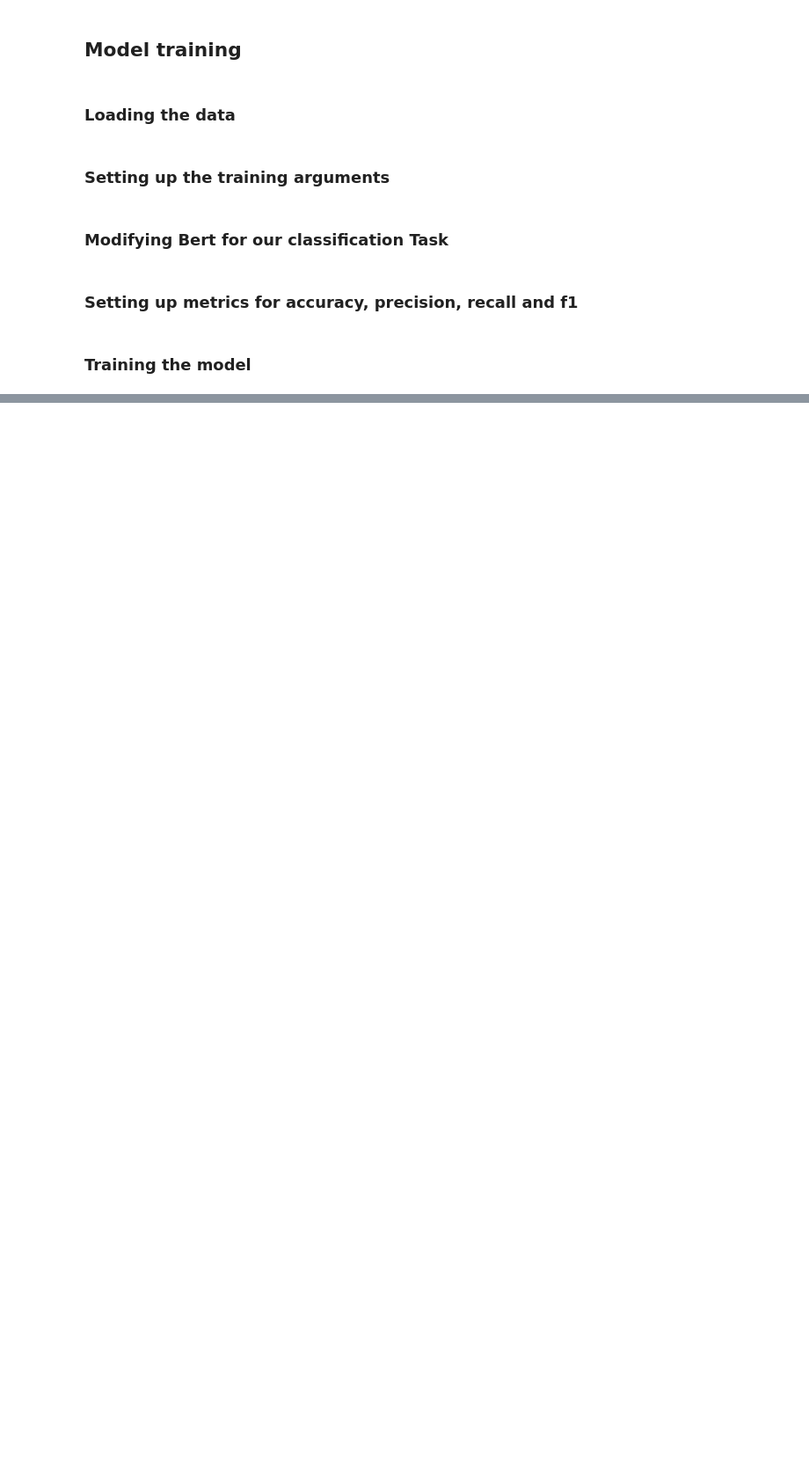
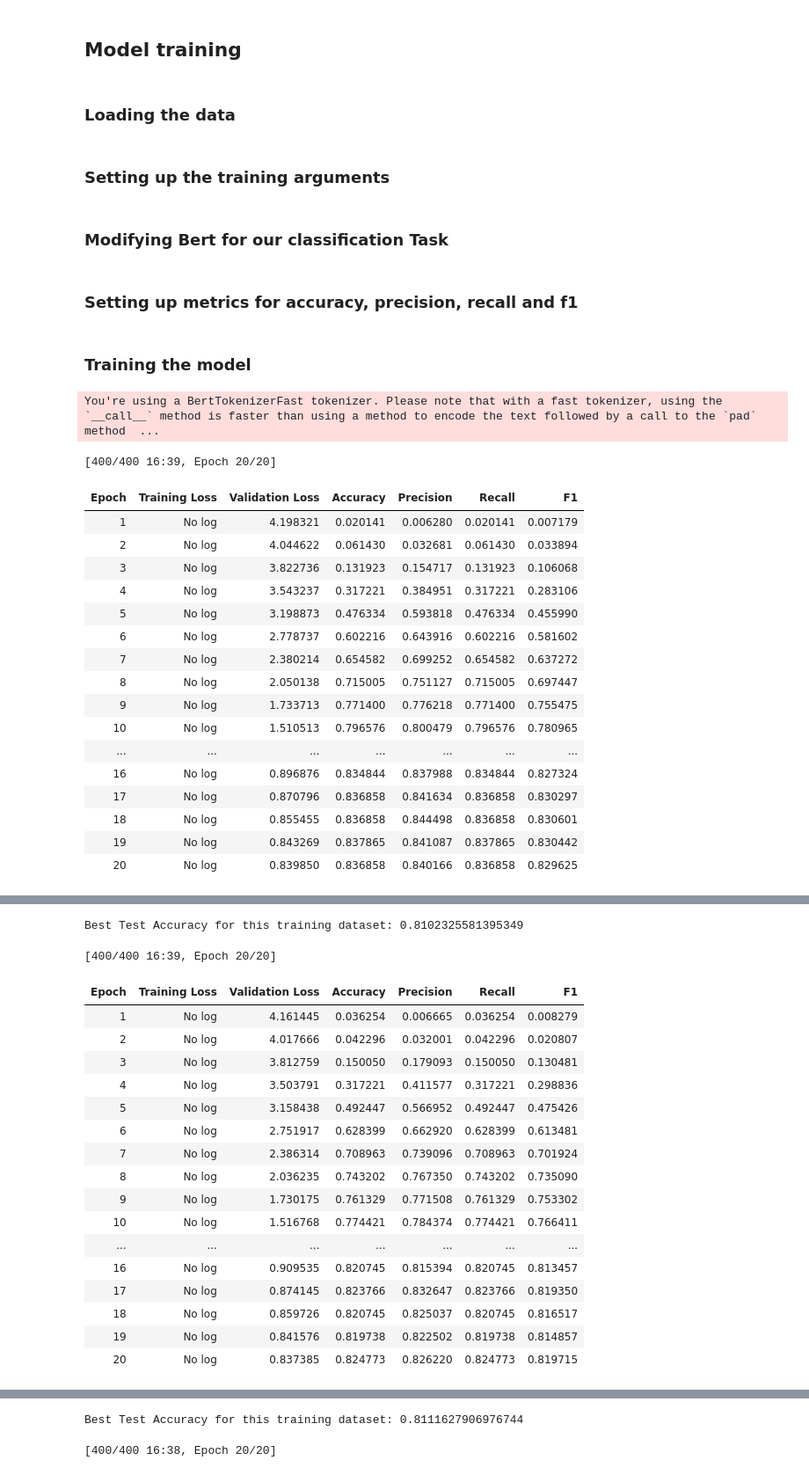
Before and after one commit to indianspeedster/edu-ml, a Jupyter notebook: notebooks/5_model_training.ipynb, the cells around one changed output, grey strips where cells are left out. Shown: that part at 88% size. Cells and saved outputs as stored; diff of their text form; code cells hidden in the pictures; blank space fills up the shorter version.

```diff
--- a/notebooks/5_model_training.ipynb
+++ b/notebooks/5_model_training.ipynb
@@ -42,13 +44,14 @@ args = TrainingArguments(
             )
 
 pre_trained_BERTmodel='bert-large-uncased'
+BERT_tokenizer=AutoTokenizer.from_pretrained(pre_trained_BERTmodel)
 # %% [markdown]
 ### Modifying Bert for our classification Task
 # %%
 class BertModelWithCustomLossFunction(nn.Module):
     def __init__(self):
         super(BertModelWithCustomLossFunction, self).__init__()
-        self.num_labels = len(df_train["intent"].unique())
+        self.num_labels = 64
         self.bert = BertModel.from_pretrained(
             pre_trained_BERTmodel, num_labels=self.num_labels
         )
@@ -95,17 +98,37 @@ def compute_metrics(pred):
 # %%
 best_accuracy = 0
 for train_data in train_dataset:
   BERT_model = BertModelWithCustomLossFunction()
   trainer = Trainer(
         model = BERT_model,
         args = args,
         train_dataset=train_data,
-        eval_dataset=eval_dataset,
+        eval_dataset=val_dataset,
         tokenizer=BERT_tokenizer,
         compute_metrics=compute_metrics,)
   trainer.train()
   evaluation_metrics = trainer.predict(test_dataset)
   accuracy = evaluation_metrics.metrics['test_accuracy']
   best_accuracy = max(accuracy, best_accuracy)
   print(f"Best Test Accuracy for this training dataset: {accuracy}")
   torch.cuda.empty_cache()
+# %% [output]
+You're using a BertTokenizerFast tokenizer. Please note that with a fast tokenizer, using the `__call__` method is faster than using a method to encode the text followed by a call to the `pad` method  ...
+[400/400 16:39, Epoch 20/20]
+| Epoch | Training Loss | Validation Loss | Accuracy | Precision | Recall | F1 |
+| 1 | No log | 4.198321 | 0.020141 | 0.006280 | 0.020141 | 0.007179 |
+| 2 | No log | 4.044622 | 0.061430 | 0.032681 | 0.061430 | 0.033894 |
+| 3 | No log | 3.822736 | 0.131923 | 0.154717 | 0.131923 | 0.106068 |
+| 4 | No log | 3.543237 | 0.317221 | 0.384951 | 0.317221 | 0.283106 |
+| 5 | No log | 3.198873 | 0.476334 | 0.593818 | 0.476334 | 0.455990 |
+| 6 | No log | 2.778737 | 0.602216 | 0.643916 | 0.602216 | 0.581602 |
+| 7 | No log | 2.380214 | 0.654582 | 0.699252 | 0.654582 | 0.637272 |
+| 8 | No log | 2.050138 | 0.715005 | 0.751127 | 0.715005 | 0.697447 |
+| 9 | No log | 1.733713 | 0.771400 | 0.776218 | 0.771400 | 0.755475 |
+| 10 | No log | 1.510513 | 0.796576 | 0.800479 | 0.796576 | 0.780965 |
+| ... | ... | ... | ... | ... | ... | ... |
+| 16 | No log | 0.896876 | 0.834844 | 0.837988 | 0.834844 | 0.827324 |
+| 17 | No log | 0.870796 | 0.836858 | 0.841634 | 0.836858 | 0.830297 |
+| 18 | No log | 0.855455 | 0.836858 | 0.844498 | 0.836858 | 0.830601 |
+| 19 | No log | 0.843269 | 0.837865 | 0.841087 | 0.837865 | 0.830442 |
+| 20 | No log | 0.839850 | 0.836858 | 0.840166 | 0.836858 | 0.829625 |
@@ -111,0 +136,19 @@ for train_data in train_dataset:
+Best Test Accuracy for this training dataset: 0.8102325581395349
+[400/400 16:39, Epoch 20/20]
+| Epoch | Training Loss | Validation Loss | Accuracy | Precision | Recall | F1 |
+| 1 | No log | 4.161445 | 0.036254 | 0.006665 | 0.036254 | 0.008279 |
+| 2 | No log | 4.017666 | 0.042296 | 0.032001 | 0.042296 | 0.020807 |
+| 3 | No log | 3.812759 | 0.150050 | 0.179093 | 0.150050 | 0.130481 |
+| 4 | No log | 3.503791 | 0.317221 | 0.411577 | 0.317221 | 0.298836 |
+| 5 | No log | 3.158438 | 0.492447 | 0.566952 | 0.492447 | 0.475426 |
+| 6 | No log | 2.751917 | 0.628399 | 0.662920 | 0.628399 | 0.613481 |
+| 7 | No log | 2.386314 | 0.708963 | 0.739096 | 0.708963 | 0.701924 |
+| 8 | No log | 2.036235 | 0.743202 | 0.767350 | 0.743202 | 0.735090 |
+| 9 | No log | 1.730175 | 0.761329 | 0.771508 | 0.761329 | 0.753302 |
+| 10 | No log | 1.516768 | 0.774421 | 0.784374 | 0.774421 | 0.766411 |
+| ... | ... | ... | ... | ... | ... | ... |
+| 16 | No log | 0.909535 | 0.820745 | 0.815394 | 0.820745 | 0.813457 |
+| 17 | No log | 0.874145 | 0.823766 | 0.832647 | 0.823766 | 0.819350 |
+| 18 | No log | 0.859726 | 0.820745 | 0.825037 | 0.820745 | 0.816517 |
+| 19 | No log | 0.841576 | 0.819738 | 0.822502 | 0.819738 | 0.814857 |
+| 20 | No log | 0.837385 | 0.824773 | 0.826220 | 0.824773 | 0.819715 |
@@ -111,0 +156,2 @@ for train_data in train_dataset:
+Best Test Accuracy for this training dataset: 0.8111627906976744
+[400/400 16:38, Epoch 20/20]
```
Also changed, not shown: parts of 3 cells of this notebook.
